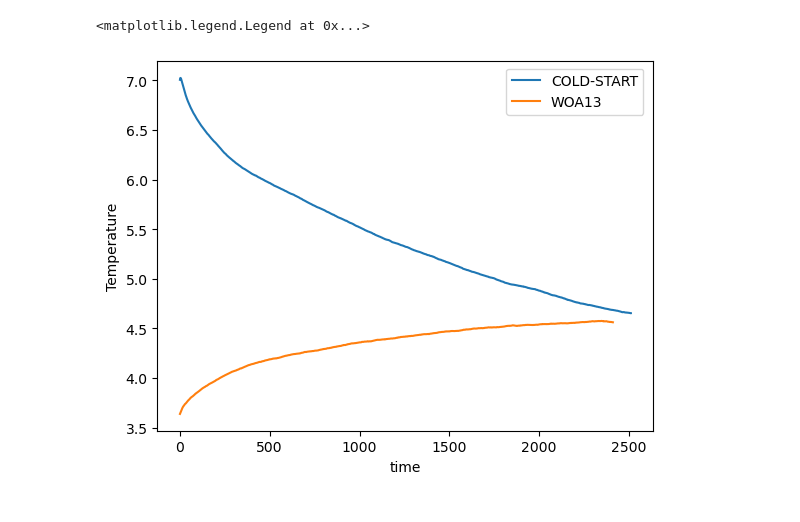
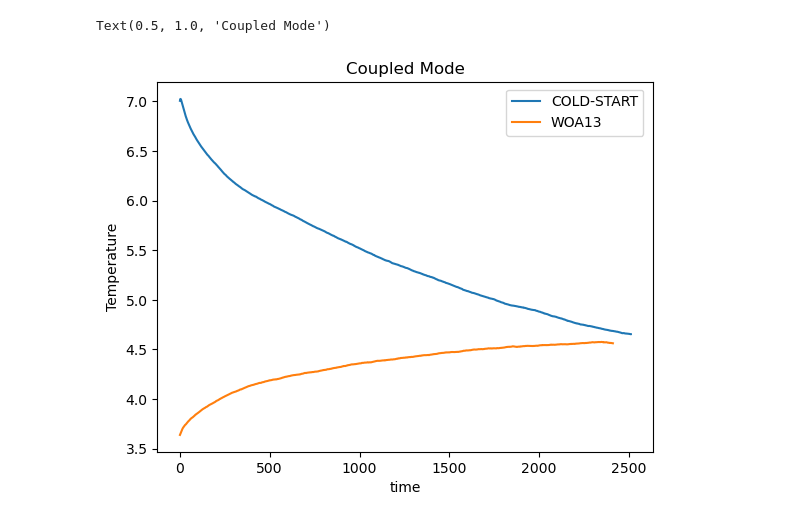
Before and after one commit to asozza/ecearth-outpost, a Jupyter notebook: notebooks/test_timeseries.ipynb, the cells around one changed output. Saved outputs shown, nothing was run; the diff lists cells and outputs as text; code cells hidden in the pictures.

```diff
--- a/notebooks/test_timeseries.ipynb
+++ b/notebooks/test_timeseries.ipynb
@@ -12,4 +12,5 @@ plt.legend(
     loc='upper right',         # Location of the legend relative to bbox_to_anchor
     borderaxespad=0           # Padding between the legend and the plot
 )
+plt.title('Coupled Mode')
 # %% [output]
@@ -20,2 +21,2 @@ plt.legend(
-<matplotlib.legend.Legend at 0x...>
+Text(0.5, 1.0, 'Coupled Mode')
-[figure, old version]
+[figure, new version]
```
Also changed, not shown: parts of 2 cells of this notebook, 1 other file.
